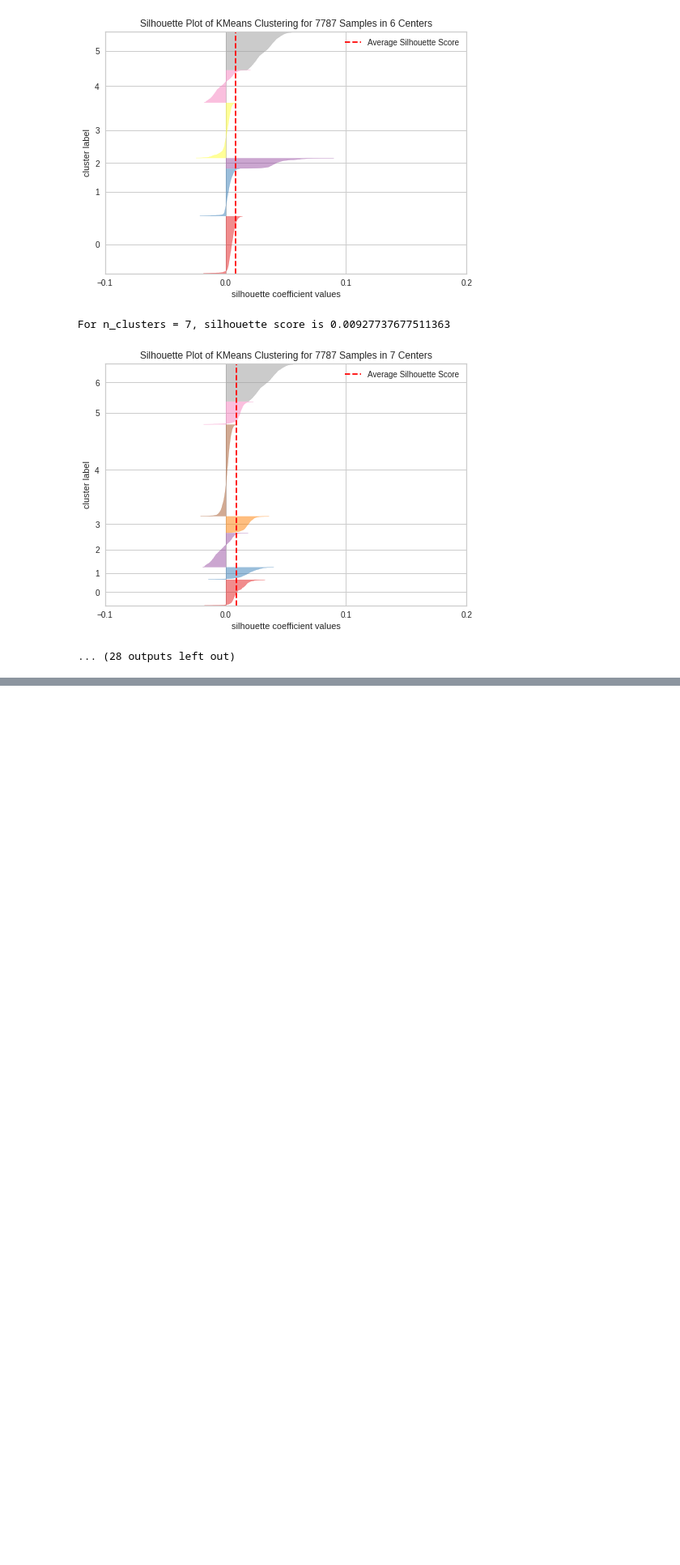
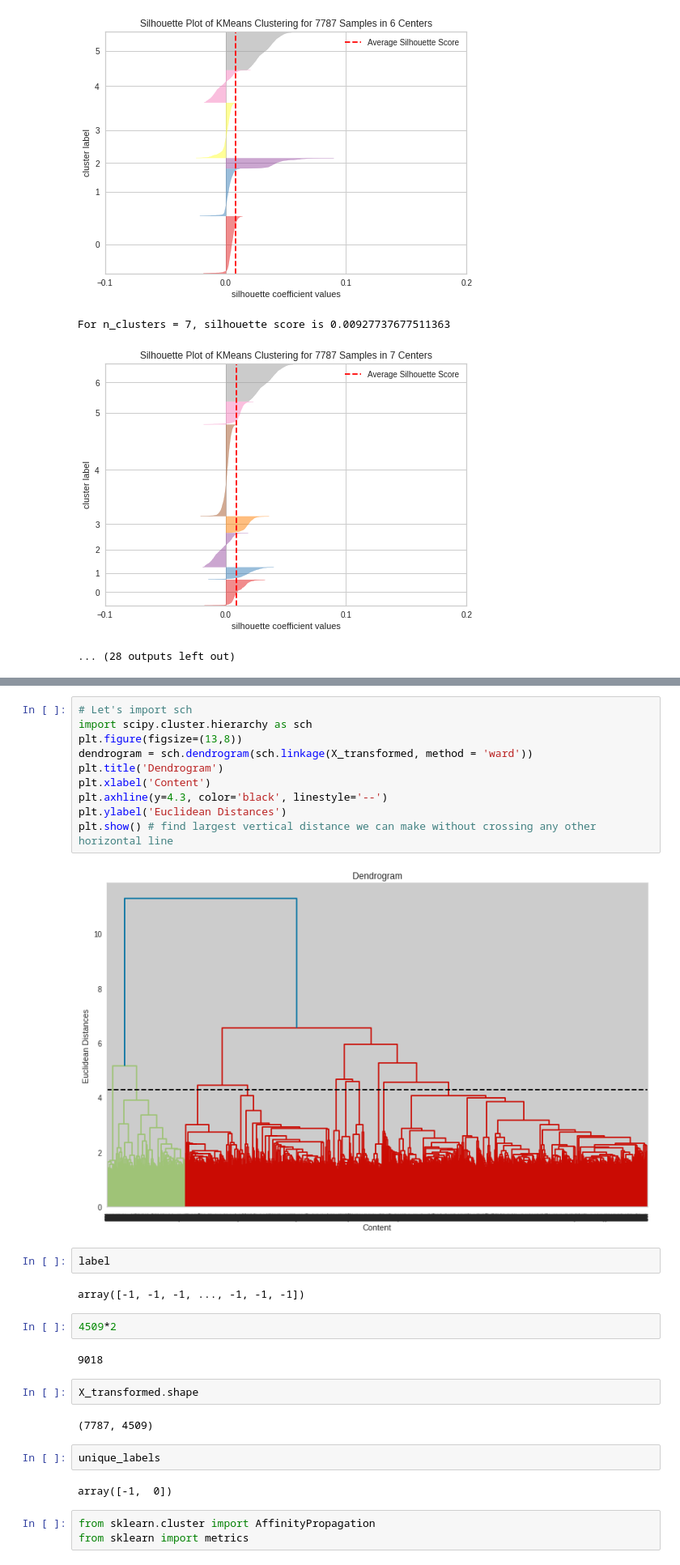
Before and after one commit to rubeshajith/NETFLIX-MOVIES-AND-TV-SHOWS-CLUSTERING, a Jupyter notebook: NETFLIX_MOVIES_AND_TV_SHOWS_CLUSTERING.ipynb, the cells around one changed output, grey strips where cells are left out. Shown at 81% size. Saved outputs shown, nothing was run; the diff lists cells and outputs as text; blank space fills up the shorter version.

```diff
--- a/NETFLIX_MOVIES_AND_TV_SHOWS_CLUSTERING.ipynb
+++ b/NETFLIX_MOVIES_AND_TV_SHOWS_CLUSTERING.ipynb
@@ -1800,0 +1840,31 @@ For n_clusters = 7, silhouette score is 0.00927737677511363
+# %%
+# Let's import sch
+import scipy.cluster.hierarchy as sch
+plt.figure(figsize=(13,8))
+dendrogram = sch.dendrogram(sch.linkage(X_transformed, method = 'ward'))
+plt.title('Dendrogram')
+plt.xlabel('Content')
+plt.axhline(y=4.3, color='black', linestyle='--')
+plt.ylabel('Euclidean Distances')
+plt.show() # find largest vertical distance we can make without crossing any other horizontal line
+# %% [output]
+[figure, added]
+# %%
+label
+# %% [output]
+array([-1, -1, -1, ..., -1, -1, -1])
+# %%
+4509*2
+# %% [output]
+9018
+# %%
+X_transformed.shape
+# %% [output]
+(7787, 4509)
+# %%
+unique_labels
+# %% [output]
+array([-1,  0])
+# %%
+from sklearn.cluster import AffinityPropagation
+from sklearn import metrics
```
Also changed, not shown: parts of 16 cells of this notebook.
